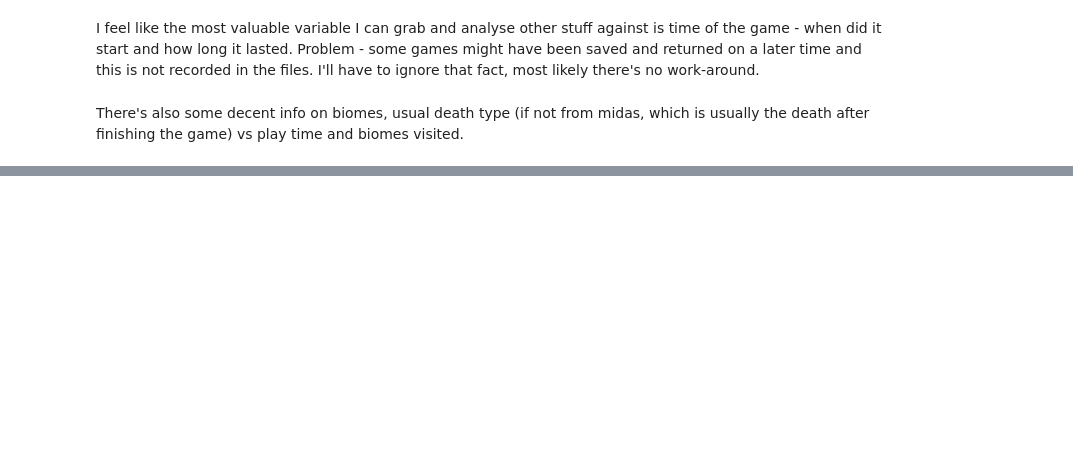
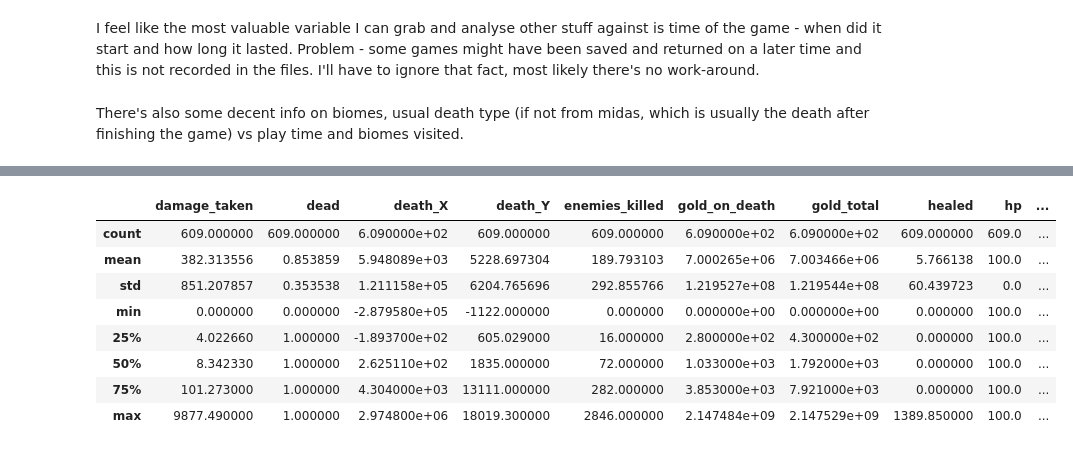
Before and after one commit to The-Bambi/noita-data-analysis, a Jupyter notebook: noita_deaths.ipynb, the cells around one changed output, grey strips where cells are left out. Cells and saved outputs as stored; diff of their text form; code cells hidden in the pictures; blank space fills up the shorter version.

```diff
--- a/noita_deaths.ipynb
+++ b/noita_deaths.ipynb
@@ -42,9 +42,9 @@ for file in os.listdir(path):
     with open(f'{path}/{file}', encoding='UTF-8') as file:
         xml = xmltodict.parse(file.read())
         if file.name.endswith('kills.xml'):
-            kills[datetime.strptime(file.name[-25: -10], '%Y%m%d-%H%M%S')] = xml
+            kills[file.name[-25: -10]] = xml
         else:
-            stats[datetime.strptime(file.name[-25: -10], '%Y%m%d-%H%M%S')] = xml
+            stats[file.name[-25: -10]] = xml
 # %% [markdown]
 Each run has 2 files associetad with it. Example file names & files:
 * '20210429-123554_kills.xml'
@@ -198,2 +292,2 @@ def _cols_from_stats(old: dict, start_time):
 # %%
-stats_to_pandas(stats)
+df = stats_to_pandas(stats)
@@ -262,0 +324,12 @@ test
+# %%
+df.drop(columns=['game_seed']).describe()
+# %% [output]
+|  | damage_taken | dead | death_X | death_Y | enemies_killed | gold_on_death | gold_total | healed | hp | ... |
+| count | 609.000000 | 609.000000 | 6.090000e+02 | 609.000000 | 609.000000 | 6.090000e+02 | 6.090000e+02 | 609.000000 | 609.0 | ... |
+| mean | 382.313556 | 0.853859 | 5.948089e+03 | 5228.697304 | 189.793103 | 7.000265e+06 | 7.003466e+06 | 5.766138 | 100.0 | ... |
+| std | 851.207857 | 0.353538 | 1.211158e+05 | 6204.765696 | 292.855766 | 1.219527e+08 | 1.219544e+08 | 60.439723 | 0.0 | ... |
+| min | 0.000000 | 0.000000 | -2.879580e+05 | -1122.000000 | 0.000000 | 0.000000e+00 | 0.000000e+00 | 0.000000 | 100.0 | ... |
+| 25% | 4.022660 | 1.000000 | -1.893700e+02 | 605.029000 | 16.000000 | 2.800000e+02 | 4.300000e+02 | 0.000000 | 100.0 | ... |
+| 50% | 8.342330 | 1.000000 | 2.625110e+02 | 1835.000000 | 72.000000 | 1.033000e+03 | 1.792000e+03 | 0.000000 | 100.0 | ... |
+| 75% | 101.273000 | 1.000000 | 4.304000e+03 | 13111.000000 | 282.000000 | 3.853000e+03 | 7.921000e+03 | 0.000000 | 100.0 | ... |
+| max | 9877.490000 | 1.000000 | 2.974800e+06 | 18019.300000 | 2846.000000 | 2.147484e+09 | 2.147529e+09 | 1389.850000 | 100.0 | ... |
```
Also changed, not shown: parts of 9 cells of this notebook.
